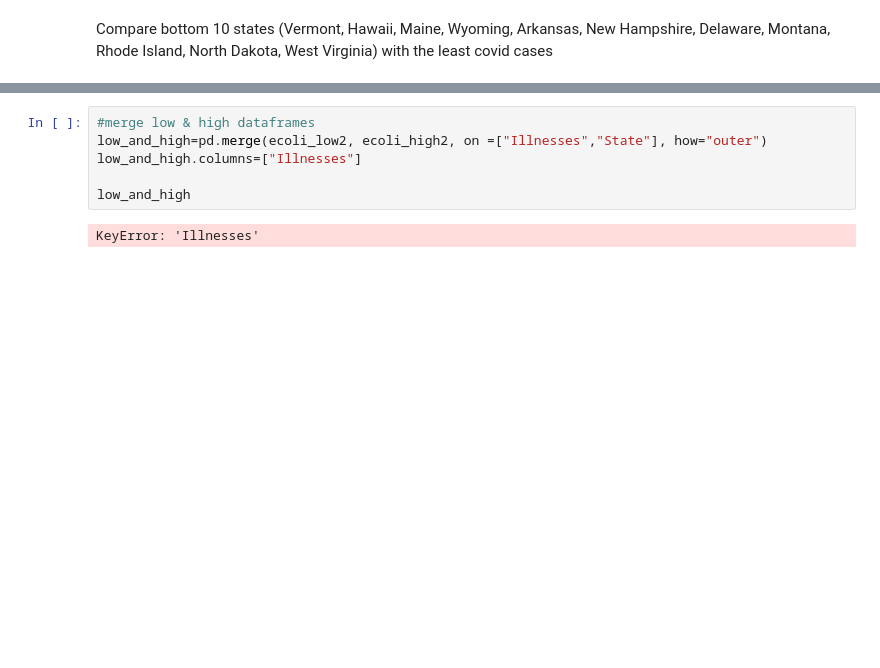
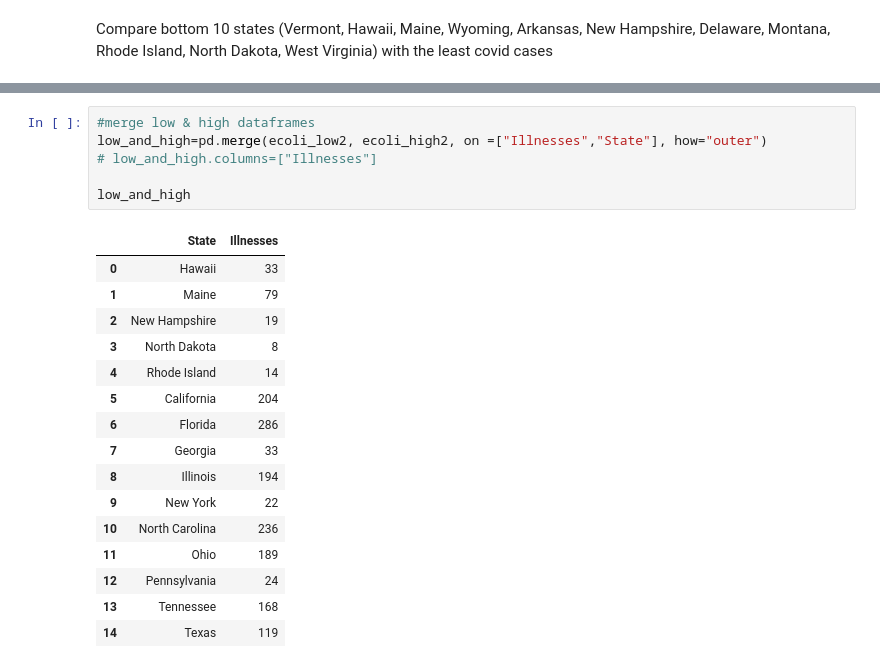
Before and after one commit to K-Mulholland/COVIData, a Jupyter notebook: E. Coli Analysis/E. Coli Analysis & Visualization.ipynb, the cells around one changed output, grey strips where cells are left out. Cells and saved outputs as stored; diff of their text form; blank space fills up the shorter version.

```diff
--- a/E. Coli Analysis/E. Coli Analysis & Visualization.ipynb
+++ b/E. Coli Analysis/E. Coli Analysis & Visualization.ipynb
@@ -344,8 +341,23 @@ plt.show()
 # %%
 #merge low & high dataframes
 low_and_high=pd.merge(ecoli_low2, ecoli_high2, on =["Illnesses","State"], how="outer")
-low_and_high.columns=["Illnesses"]
+# low_and_high.columns=["Illnesses"]
 
 low_and_high
 # %% [output]
-KeyError: 'Illnesses'
+|  | State | Illnesses |
+| 0 | Hawaii | 33 |
+| 1 | Maine | 79 |
+| 2 | New Hampshire | 19 |
+| 3 | North Dakota | 8 |
+| 4 | Rhode Island | 14 |
+| 5 | California | 204 |
+| 6 | Florida | 286 |
+| 7 | Georgia | 33 |
+| 8 | Illinois | 194 |
+| 9 | New York | 22 |
+| 10 | North Carolina | 236 |
+| 11 | Ohio | 189 |
+| 12 | Pennsylvania | 24 |
+| 13 | Tennessee | 168 |
+| 14 | Texas | 119 |
```
Also changed, not shown: parts of 7 cells of this notebook, 1 other file.
